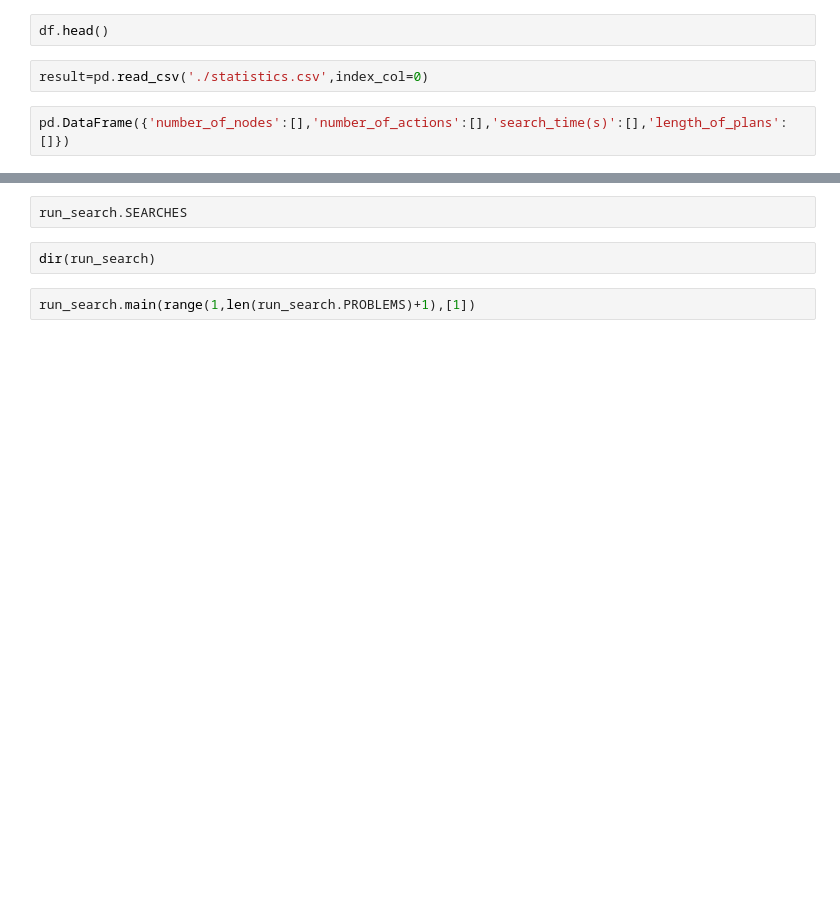
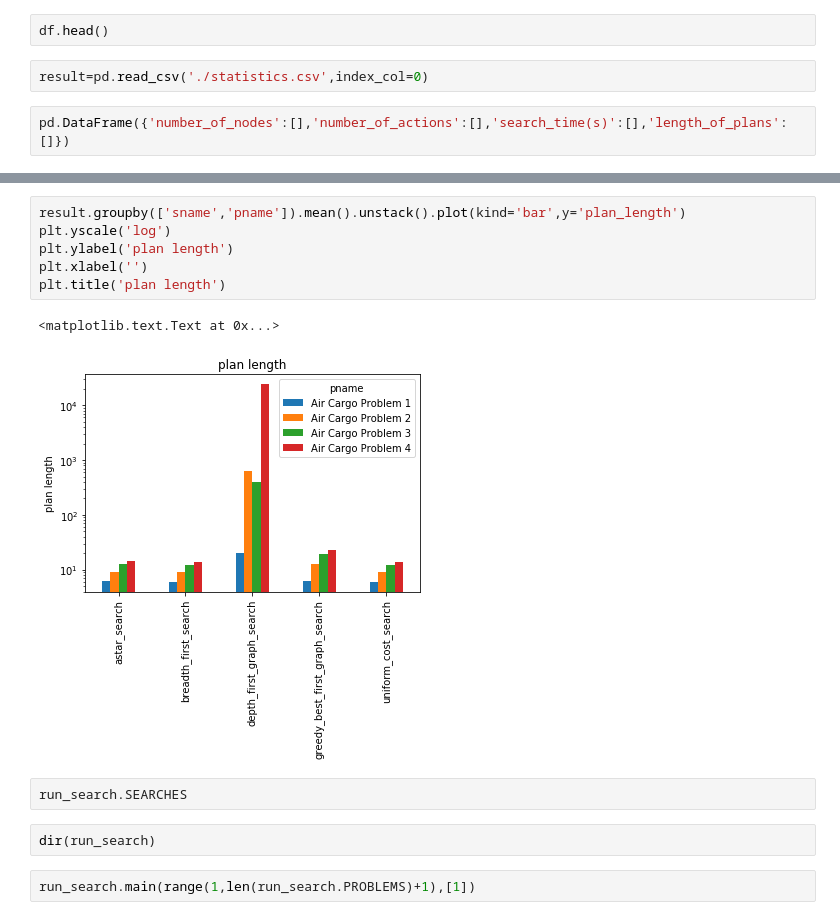
Before and after one commit to thanakijwanavit/classical_planning_aind_udacity, a Jupyter notebook: test_functions.ipynb, the cells around one changed output, grey strips where cells are left out. Saved outputs shown, nothing was run; the diff lists cells and outputs as text; blank space fills up the shorter version.

```diff
--- a/test_functions.ipynb
+++ b/test_functions.ipynb
@@ -79,3 +99,12 @@ KeyError: 'expansion'
+# %%
+result.groupby(['sname','pname']).mean().unstack().plot(kind='bar',y='plan_length')
+plt.yscale('log')
+plt.ylabel('plan length')
+plt.xlabel('')
+plt.title('plan length')
+# %% [output]
+<matplotlib.text.Text at 0x...>
+[figure, added]
 # %%
 run_search.SEARCHES
 # %%
```
Also changed, not shown: parts of 4 cells of this notebook, 1 other file.
